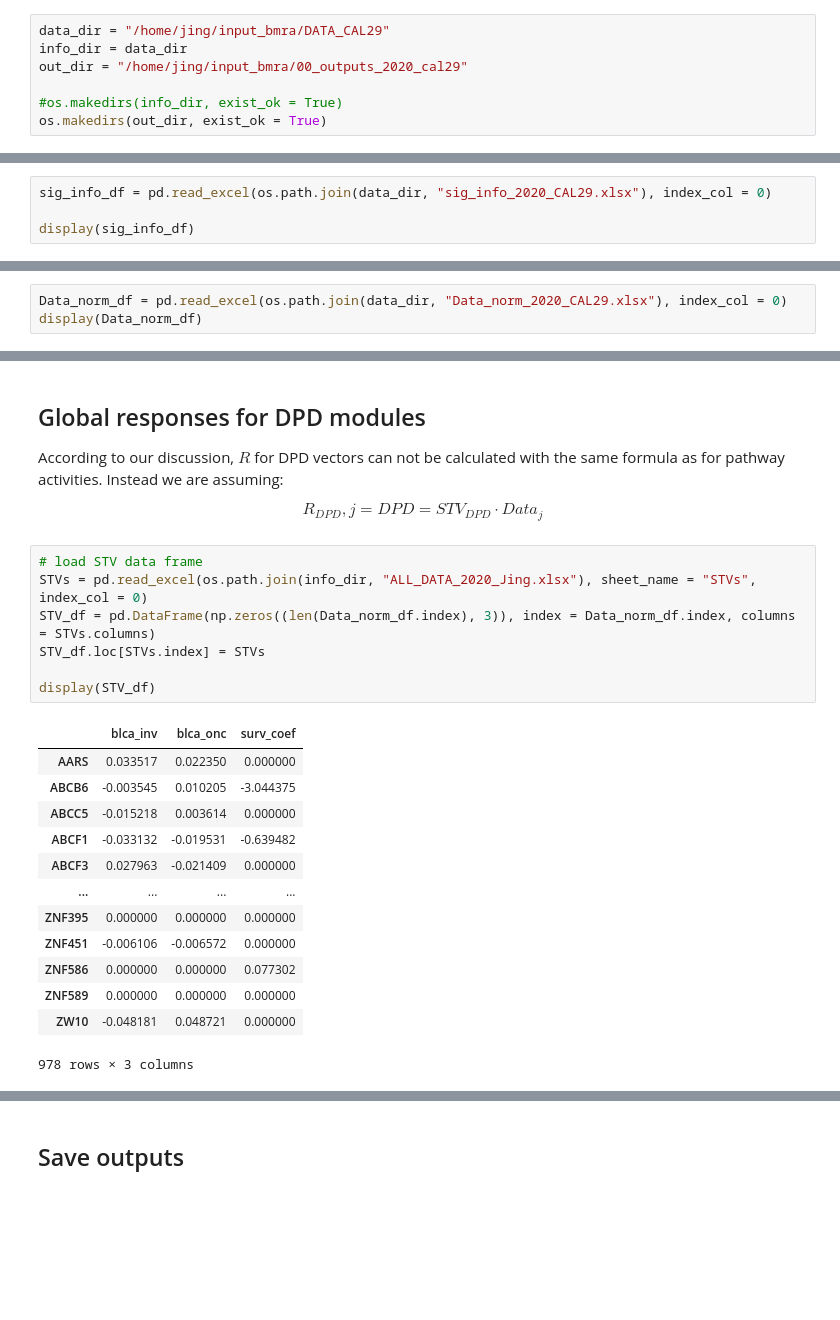
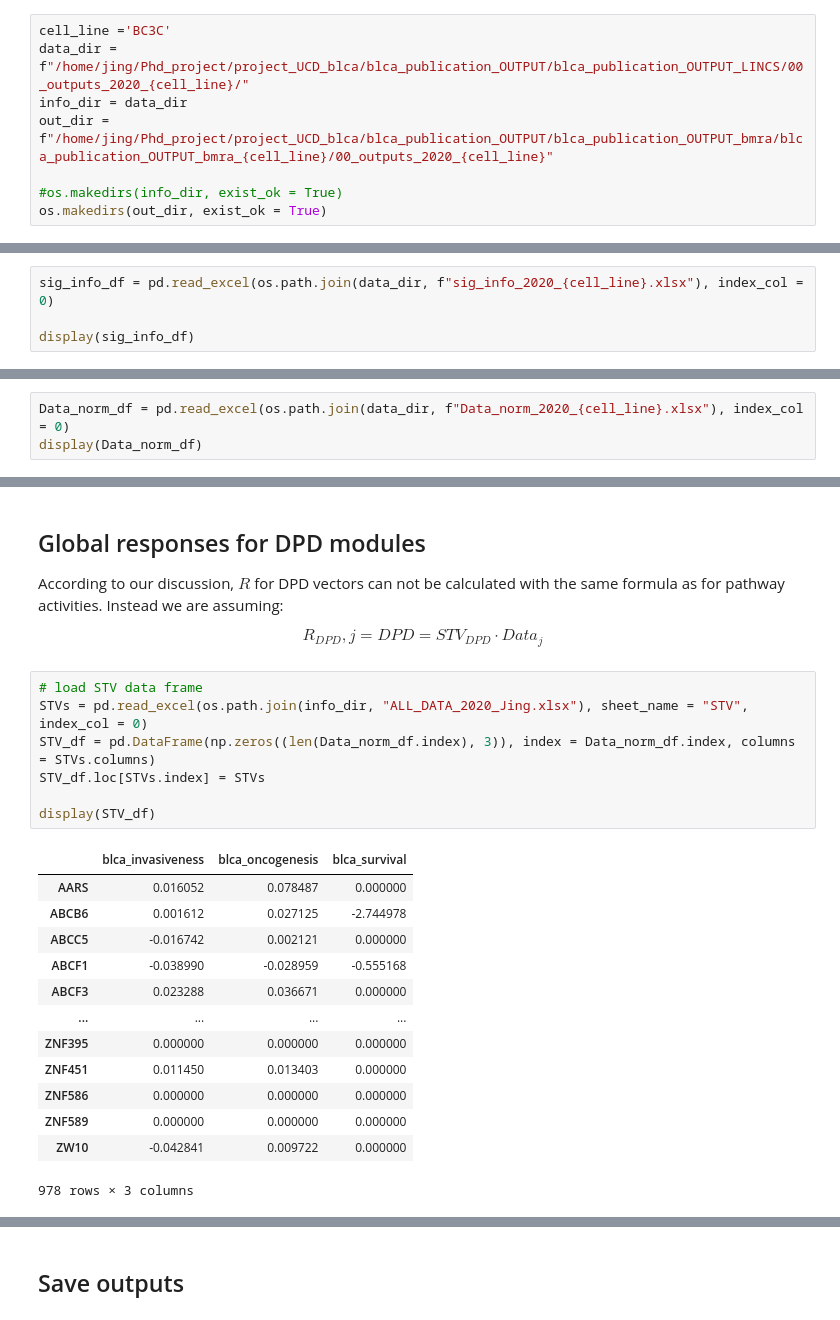
Before and after one commit to jingsday/blca_publication, a Jupyter notebook: blca_publication_Scripts/blca_Scripts_bmra/blca_Scripts_bmra_bc3c/01_data_prep_bc.ipynb, the cells around one changed output, grey strips where cells are left out. Drawn from its saved outputs; the diff is of its cells as text; blank space fills up the shorter version.

```diff
--- a/blca_publication_Scripts/blca_Scripts_bmra/blca_Scripts_bmra_bc3c/01_data_prep_bc.ipynb
+++ b/blca_publication_Scripts/blca_Scripts_bmra/blca_Scripts_bmra_bc3c/01_data_prep_bc.ipynb
@@ -8,9 +8,10 @@ import numpy as np
 import os
 import pickle
 # %%
-data_dir = "/home/jing/input_bmra/DATA_CAL29"
+cell_line ='BC3C'
+data_dir = f"/home/jing/Phd_project/project_UCD_blca/blca_publication_OUTPUT/blca_publication_OUTPUT_LINCS/00_outputs_2020_{cell_line}/"
 info_dir = data_dir
-out_dir = "/home/jing/input_bmra/00_outputs_2020_cal29"
+out_dir = f"/home/jing/Phd_project/project_UCD_blca/blca_publication_OUTPUT/blca_publication_OUTPUT_bmra/blca_publication_OUTPUT_bmra_{cell_line}/00_outputs_2020_{cell_line}"
 
 #os.makedirs(info_dir, exist_ok = True)
 os.makedirs(out_dir, exist_ok = True)
@@ -140,7 +141,7 @@ Drugs list:  37 ['nandrolone', 'JNJ-7706621', 'afatinib', 'ponatinib', 'erlotini
 
 Get sig_id for selected drugs.
 # %%
-sig_info_df = pd.read_excel(os.path.join(data_dir, "sig_info_2020_CAL29.xlsx"), index_col = 0)
+sig_info_df = pd.read_excel(os.path.join(data_dir, f"sig_info_2020_{cell_line}.xlsx"), index_col = 0)
 
 display(sig_info_df)
 # %% [output]
@@ -230,7 +231,7 @@ Number of drugs of interest:    37
 # %% [markdown]
 ## L1000 data
 # %%
-Data_norm_df = pd.read_excel(os.path.join(data_dir, "Data_norm_2020_CAL29.xlsx"), index_col = 0)
+Data_norm_df = pd.read_excel(os.path.join(data_dir, f"Data_norm_2020_{cell_line}.xlsx"), index_col = 0)
 display(Data_norm_df)
 # %% [output]
 |  | AARS | ABCB6 | ABCC5 | ABCF1 | ABCF3 | ABHD4 | ABHD6 | ABL1 | ACAA1 | ACAT2 | ... | ... |
@@ -394,24 +392,24 @@ R_{DPD},j = DPD = STV_{DPD} \cdot Data_j
 \end{equation}
 # %%
 # load STV data frame
-STVs = pd.read_excel(os.path.join(info_dir, "ALL_DATA_2020_Jing.xlsx"), sheet_name = "STVs", index_col = 0)
+STVs = pd.read_excel(os.path.join(info_dir, "ALL_DATA_2020_Jing.xlsx"), sheet_name = "STV", index_col = 0)
 STV_df = pd.DataFrame(np.zeros((len(Data_norm_df.index), 3)), index = Data_norm_df.index, columns = STVs.columns)
 STV_df.loc[STVs.index] = STVs
 
 display(STV_df)
 # %% [output]
-|  | blca_inv | blca_onc | surv_coef |
-| AARS | 0.033517 | 0.022350 | 0.000000 |
-| ABCB6 | -0.003545 | 0.010205 | -3.044375 |
-| ABCC5 | -0.015218 | 0.003614 | 0.000000 |
-| ABCF1 | -0.033132 | -0.019531 | -0.639482 |
-| ABCF3 | 0.027963 | -0.021409 | 0.000000 |
+|  | blca_invasiveness | blca_oncogenesis | blca_survival |
+| AARS | 0.016052 | 0.078487 | 0.000000 |
+| ABCB6 | 0.001612 | 0.027125 | -2.744978 |
+| ABCC5 | -0.016742 | 0.002121 | 0.000000 |
+| ABCF1 | -0.038990 | -0.028959 | -0.555168 |
+| ABCF3 | 0.023288 | 0.036671 | 0.000000 |
 | ... | ... | ... | ... |
 | ZNF395 | 0.000000 | 0.000000 | 0.000000 |
-| ZNF451 | -0.006106 | -0.006572 | 0.000000 |
-| ZNF586 | 0.000000 | 0.000000 | 0.077302 |
+| ZNF451 | 0.011450 | 0.013403 | 0.000000 |
+| ZNF586 | 0.000000 | 0.000000 | 0.000000 |
 | ZNF589 | 0.000000 | 0.000000 | 0.000000 |
-| ZW10 | -0.048181 | 0.048721 | 0.000000 |
+| ZW10 | -0.042841 | 0.009722 | 0.000000 |
 978 rows × 3 columns
 # %%
 # create empty DPD data frame
```
Also changed, not shown: parts of 14 cells of this notebook, 3 other files.
